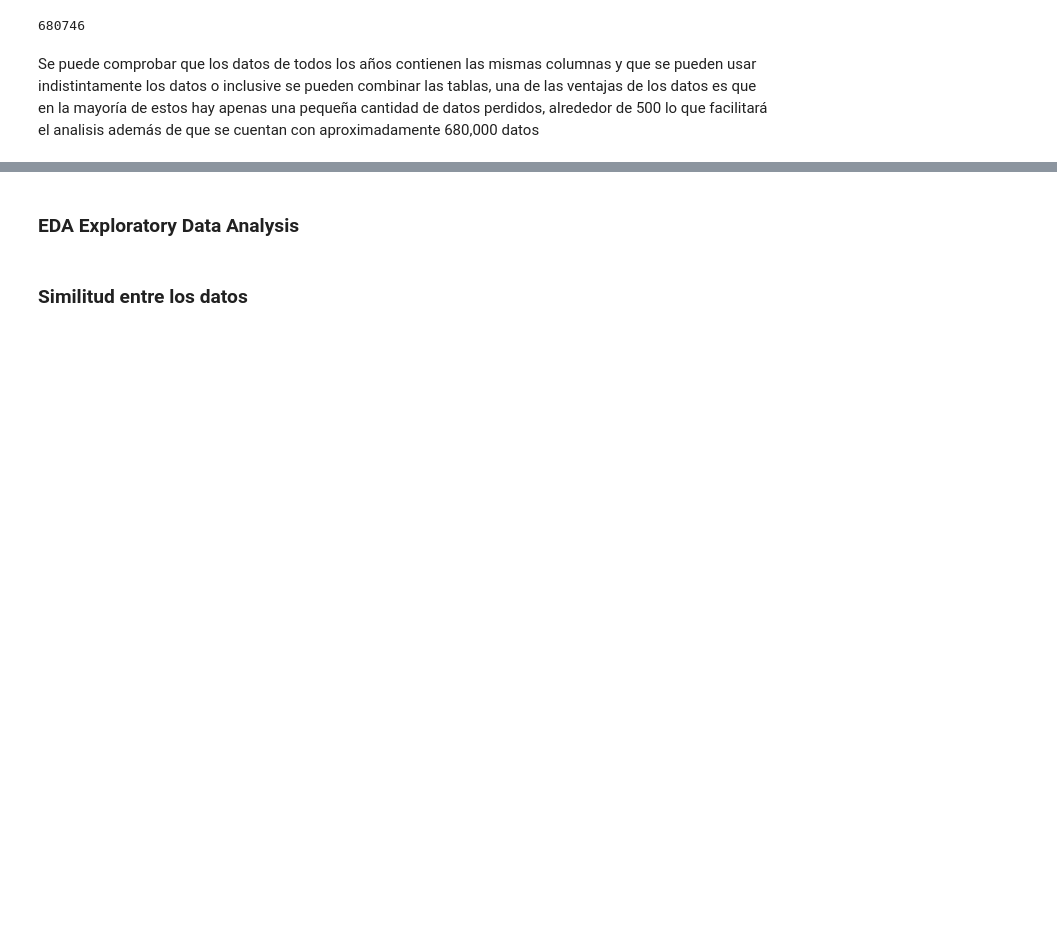
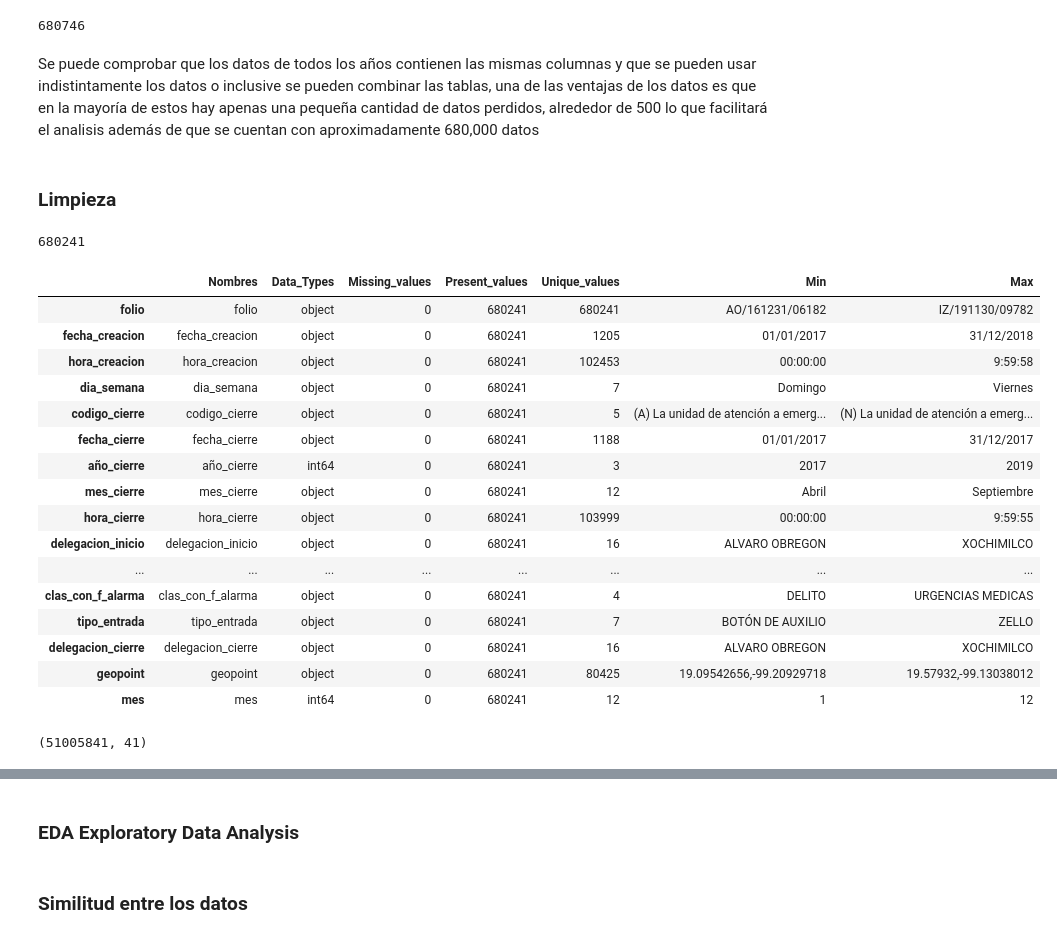
Before and after one commit to Palacios-F/Proyecto_CDIN, a Jupyter notebook: CODE/Proyecto.ipynb, the cells around one changed output, grey strips where cells are left out. Drawn from its saved outputs; the diff is of its cells as text; code cells hidden in the pictures; blank space fills up the shorter version.

```diff
--- a/CODE/Proyecto.ipynb
+++ b/CODE/Proyecto.ipynb
@@ -139,3 +150,5 @@ dqr2017['Present_values'][0]+dqr2018['Present_values'][0]+dqr2019['Present_value
 # %% [markdown]
 Se puede comprobar que los datos de todos los años contienen las mismas columnas y que se pueden usar indistintamente
 los datos o inclusive se pueden combinar las tablas, una de las ventajas de los datos es que en la mayoría de estos hay apenas una pequeña cantidad de datos perdidos, alrededor de 500 lo que facilitará el analisis además de que se cuentan con aproximadamente 680,000 datos
+# %% [markdown]
+### Limpieza
@@ -141,0 +161,4 @@ los datos o inclusive se pueden combinar las tablas, una de las ventajas de los
+# %%
+len(data2017)+len(data2018)+len(data2019)
+# %% [output]
+680241
@@ -141,0 +167,20 @@ los datos o inclusive se pueden combinar las tablas, una de las ventajas de los
+# %%
+cd.dqr(datos_conjuntos)
+# %% [output]
+|  | Nombres | Data_Types | Missing_values | Present_values | Unique_values | Min | Max |
+| folio | folio | object | 0 | 680241 | 680241 | AO/161231/06182 | IZ/191130/09782 |
+| fecha_creacion | fecha_creacion | object | 0 | 680241 | 1205 | 01/01/2017 | 31/12/2018 |
+| hora_creacion | hora_creacion | object | 0 | 680241 | 102453 | 00:00:00 | 9:59:58 |
+| dia_semana | dia_semana | object | 0 | 680241 | 7 | Domingo | Viernes |
+| codigo_cierre | codigo_cierre | object | 0 | 680241 | 5 | (A) La unidad de atención a emerg... | (N) La unidad de atención a emerg... |
+| fecha_cierre | fecha_cierre | object | 0 | 680241 | 1188 | 01/01/2017 | 31/12/2017 |
+| año_cierre | año_cierre | int64 | 0 | 680241 | 3 | 2017 | 2019 |
+| mes_cierre | mes_cierre | object | 0 | 680241 | 12 | Abril | Septiembre |
+| hora_cierre | hora_cierre | object | 0 | 680241 | 103999 | 00:00:00 | 9:59:55 |
+| delegacion_inicio | delegacion_inicio | object | 0 | 680241 | 16 | ALVARO OBREGON | XOCHIMILCO |
+| ... | ... | ... | ... | ... | ... | ... | ... |
+| clas_con_f_alarma | clas_con_f_alarma | object | 0 | 680241 | 4 | DELITO | URGENCIAS MEDICAS |
+| tipo_entrada | tipo_entrada | object | 0 | 680241 | 7 | BOTÓN DE AUXILIO | ZELLO |
+| delegacion_cierre | delegacion_cierre | object | 0 | 680241 | 16 | ALVARO OBREGON | XOCHIMILCO |
+| geopoint | geopoint | object | 0 | 680241 | 80425 | 19.09542656,-99.20929718 | 19.57932,-99.13038012 |
+| mes | mes | int64 | 0 | 680241 | 12 | 1 | 12 |
@@ -141,0 +208,4 @@ los datos o inclusive se pueden combinar las tablas, una de las ventajas de los
+# %%
+datos_mixtos_dummy.shape
+# %% [output]
+(51005841, 41)
```
Also changed, not shown: parts of 13 cells of this notebook.
